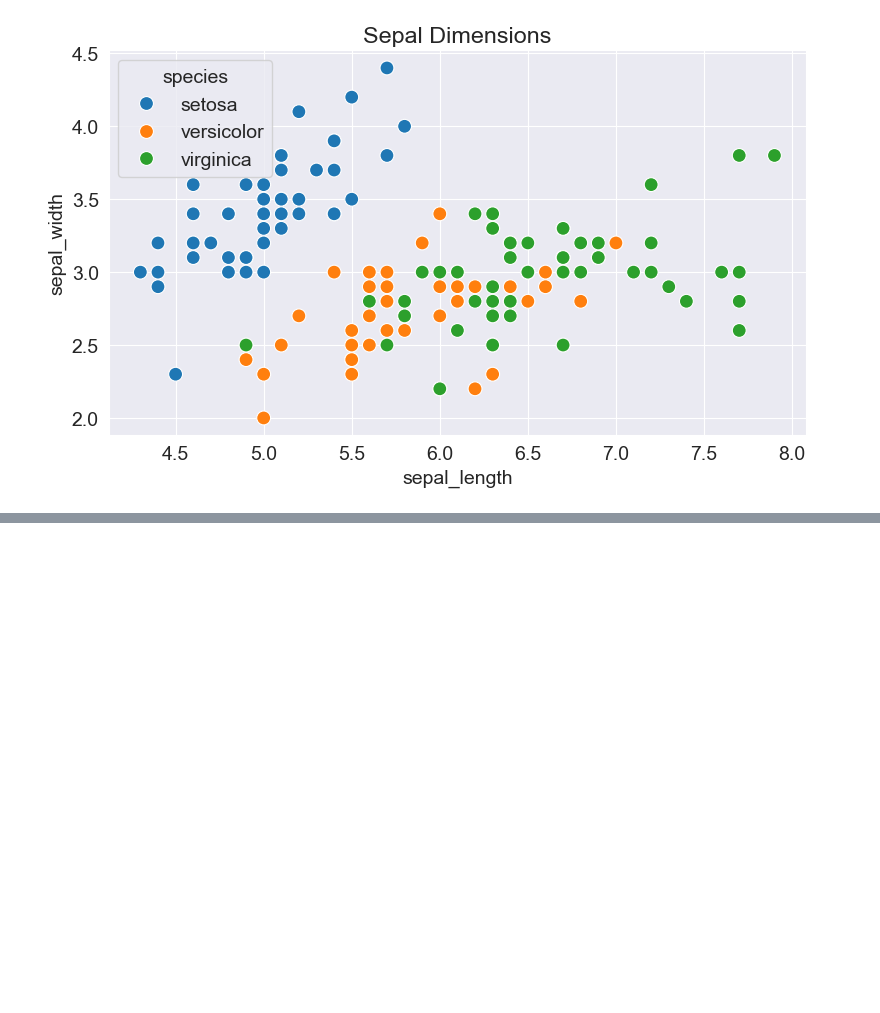
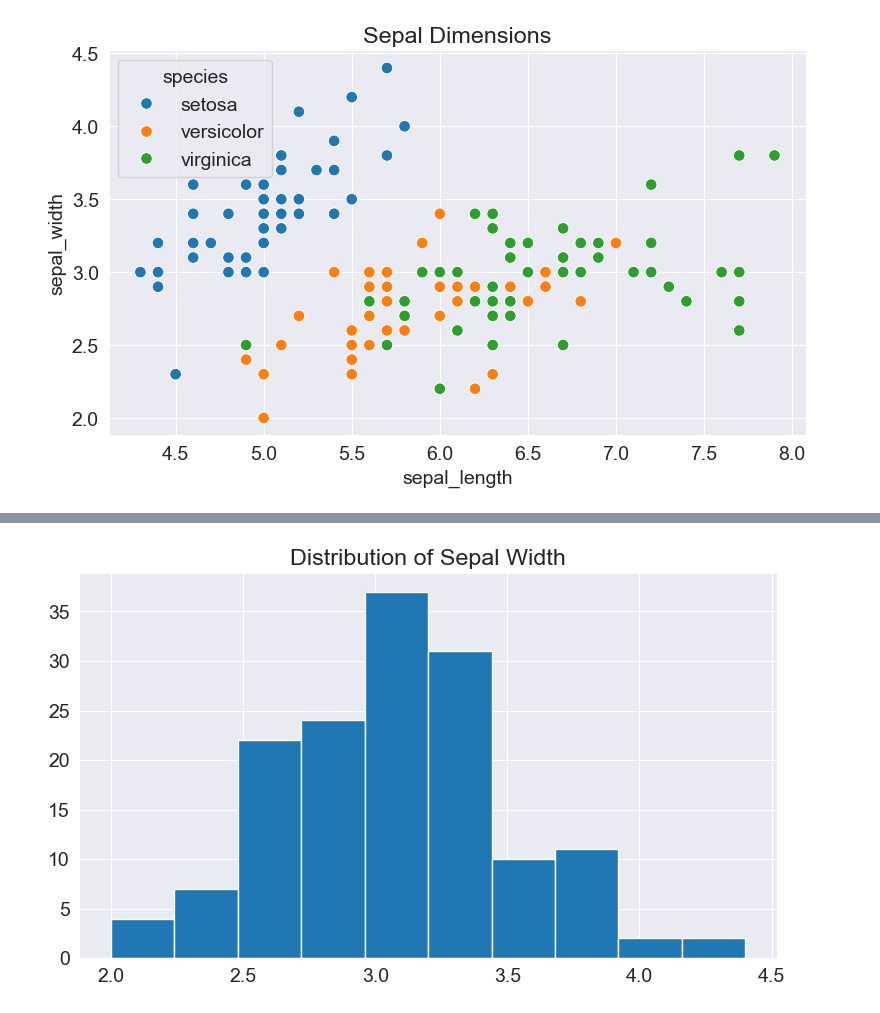
Before and after one commit to vtandon1204/Data-Analysis-and-Visualization, a Jupyter notebook: Matplotlib/matplotlib(freecodecamp).ipynb, the cells around one changed output, grey strips where cells are left out. Drawn from its saved outputs; the diff is of its cells as text; code cells hidden in the pictures; blank space fills up the shorter version.

```diff
--- a/Matplotlib/matplotlib(freecodecamp).ipynb
+++ b/Matplotlib/matplotlib(freecodecamp).ipynb
@@ -274,0 +283,2 @@ sns.scatterplot(x='sepal_length',
+# %%
+flowers_df = sns.load_dataset("iris")
@@ -274,0 +312,5 @@ sns.scatterplot(x='sepal_length',
+# %%
+plt.title('Distribution of Sepal Width')
+plt.hist(flowers_df.sepal_width);
+# %% [output]
+[figure, added]
```
Also changed, not shown: parts of 28 cells of this notebook.
